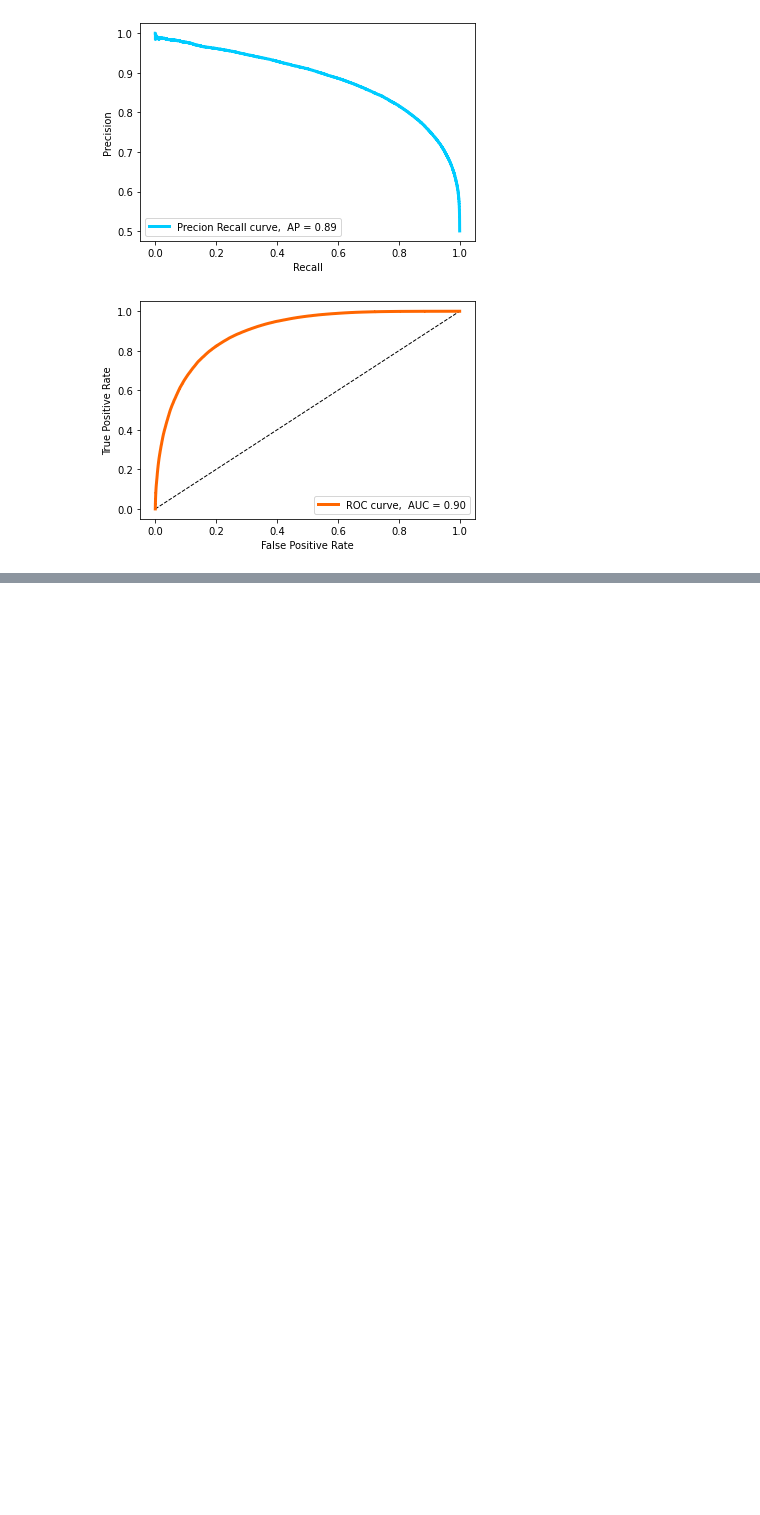
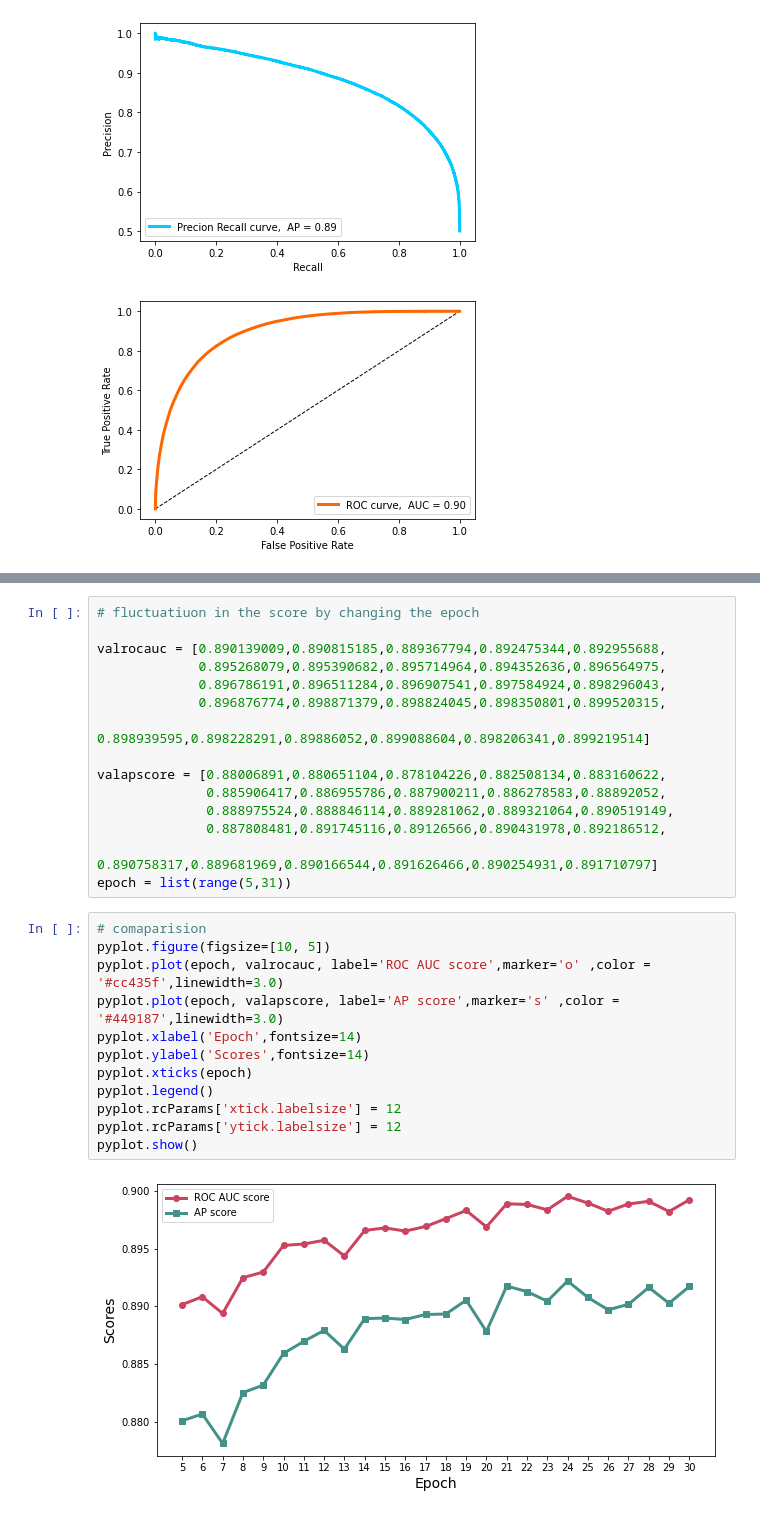
Before and after one commit to vishvapalsinh/Protein-protein-interaction-yeast, a Jupyter notebook: PPI_Yeast.ipynb, the cells around one changed output, grey strips where cells are left out. Drawn from its saved outputs; the diff is of its cells as text; blank space fills up the shorter version.

```diff
--- a/PPI_Yeast.ipynb
+++ b/PPI_Yeast.ipynb
@@ -546,0 +565,29 @@ Now we are fetching values for those different hyperparameters and plotting <b>P
+# %%
+# fluctuatiuon in the score by changing the epoch
+
+valrocauc = [0.890139009,0.890815185,0.889367794,0.892475344,0.892955688,
+             0.895268079,0.895390682,0.895714964,0.894352636,0.896564975,
+             0.896786191,0.896511284,0.896907541,0.897584924,0.898296043,
+             0.896876774,0.898871379,0.898824045,0.898350801,0.899520315,
+             0.898939595,0.898228291,0.89886052,0.899088604,0.898206341,0.899219514]
+
+valapscore = [0.88006891,0.880651104,0.878104226,0.882508134,0.883160622,
+              0.885906417,0.886955786,0.887900211,0.886278583,0.88892052,
+              0.888975524,0.888846114,0.889281062,0.889321064,0.890519149,
+              0.887808481,0.891745116,0.89126566,0.890431978,0.892186512,
+              0.890758317,0.889681969,0.890166544,0.891626466,0.890254931,0.891710797]
+epoch = list(range(5,31))
+# %%
+# comaparision
+pyplot.figure(figsize=[10, 5])
+pyplot.plot(epoch, valrocauc, label='ROC AUC score',marker='o' ,color = '#cc435f',linewidth=3.0)
+pyplot.plot(epoch, valapscore, label='AP score',marker='s' ,color = '#449187',linewidth=3.0)
+pyplot.xlabel('Epoch',fontsize=14)
+pyplot.ylabel('Scores',fontsize=14)
+pyplot.xticks(epoch)
+pyplot.legend()
+pyplot.rcParams['xtick.labelsize'] = 12
+pyplot.rcParams['ytick.labelsize'] = 12
+pyplot.show()
+# %% [output]
+[figure, added]
```
Also changed, not shown: parts of 16 cells of this notebook.
